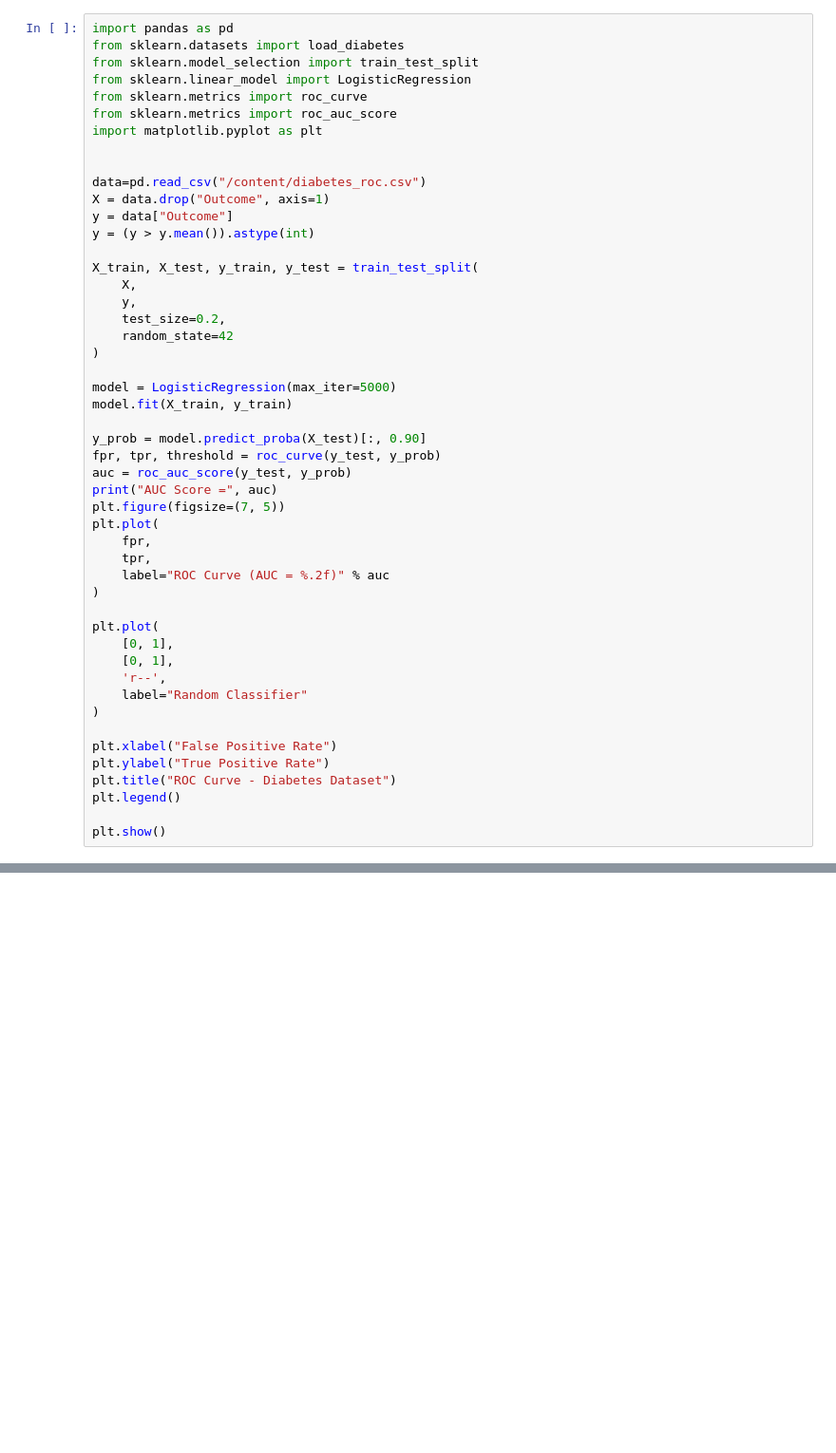
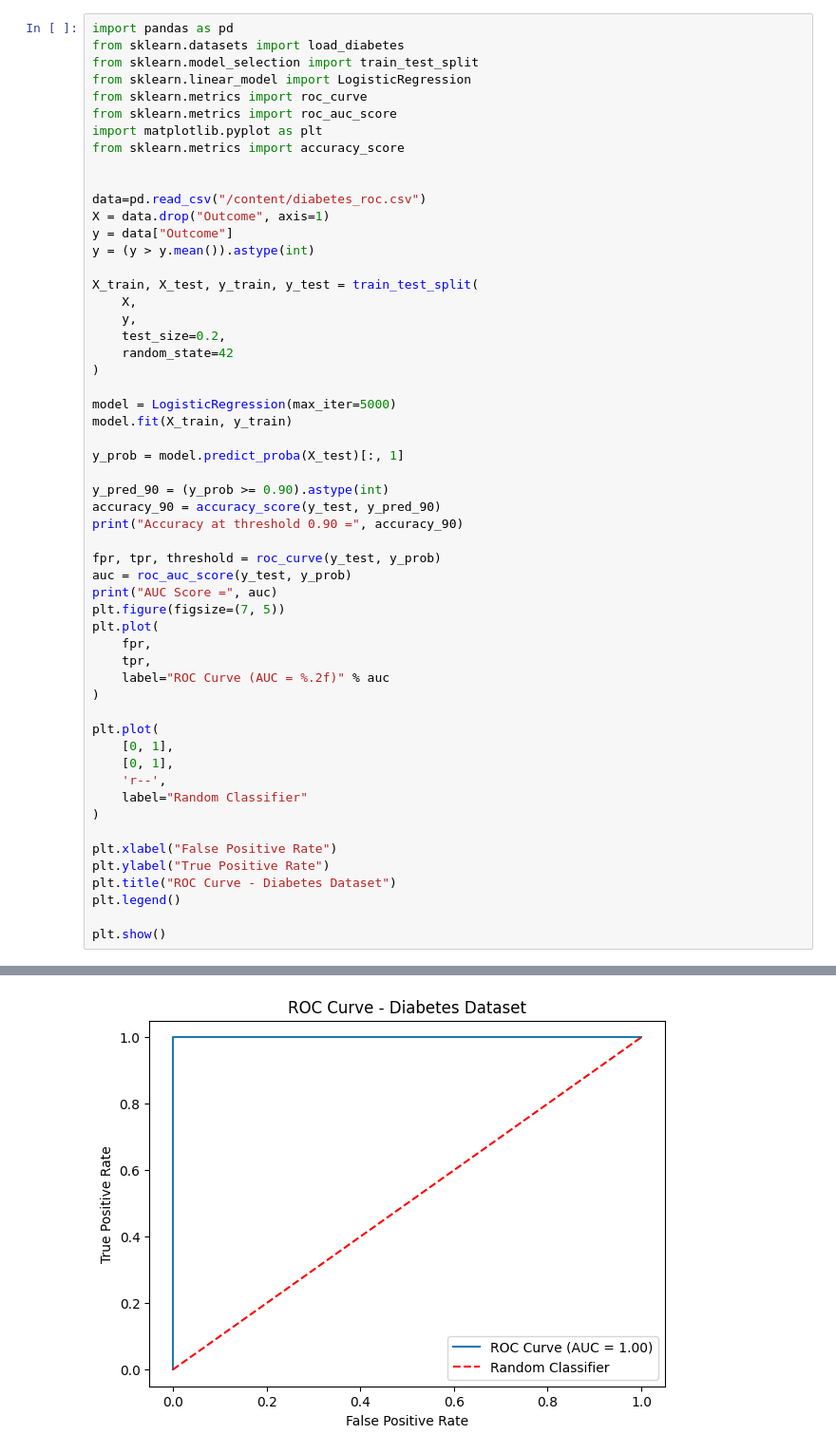
Before and after one commit to pavithrasmv/Mchine-learning, a Jupyter notebook: ROC.ipynb, the cells around one changed output, grey strips where cells are left out. Shown at 95% size. Saved outputs shown, nothing was run; the diff lists cells and outputs as text; blank space fills up the shorter version.

```diff
--- a/ROC.ipynb
+++ b/ROC.ipynb
@@ -8,6 +8,7 @@ from sklearn.linear_model import LogisticRegression
 from sklearn.metrics import roc_curve
 from sklearn.metrics import roc_auc_score
 import matplotlib.pyplot as plt
+from sklearn.metrics import accuracy_score
 
 
 data=pd.read_csv("/content/diabetes_roc.csv")
@@ -25,7 +26,12 @@ X_train, X_test, y_train, y_test = train_test_split(
 model = LogisticRegression(max_iter=5000)
 model.fit(X_train, y_train)
 
-y_prob = model.predict_proba(X_test)[:, 0.90]
+y_prob = model.predict_proba(X_test)[:, 1]
+
+y_pred_90 = (y_prob >= 0.90).astype(int)
+accuracy_90 = accuracy_score(y_test, y_pred_90)
+print("Accuracy at threshold 0.90 =", accuracy_90)
+
 fpr, tpr, threshold = roc_curve(y_test, y_prob)
 auc = roc_auc_score(y_test, y_prob)
 print("AUC Score =", auc)
@@ -49,3 +55,4 @@ plt.title("ROC Curve - Diabetes Dataset")
 plt.legend()
 
 plt.show()
+# %% [output]
@@ -51,0 +61 @@ plt.show()
+[figure, added]
```
Also changed, not shown: parts of 1 cell of this notebook.
